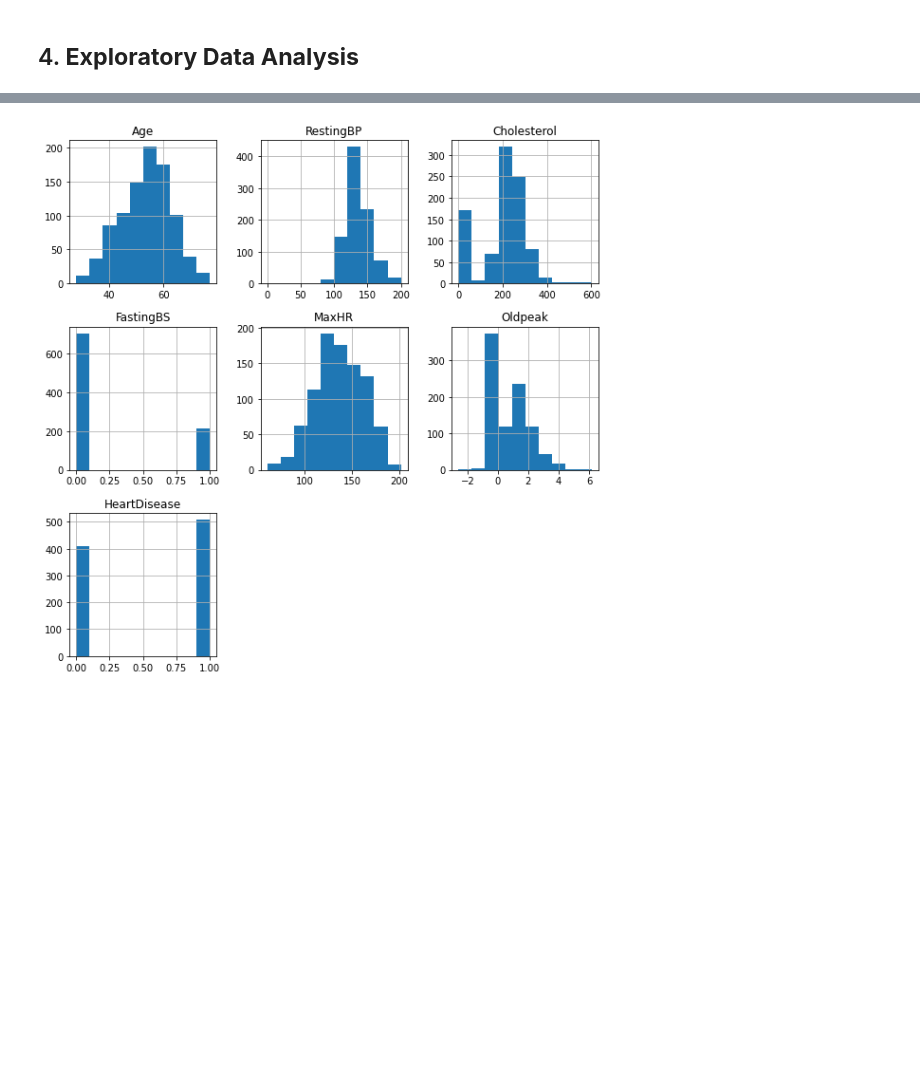
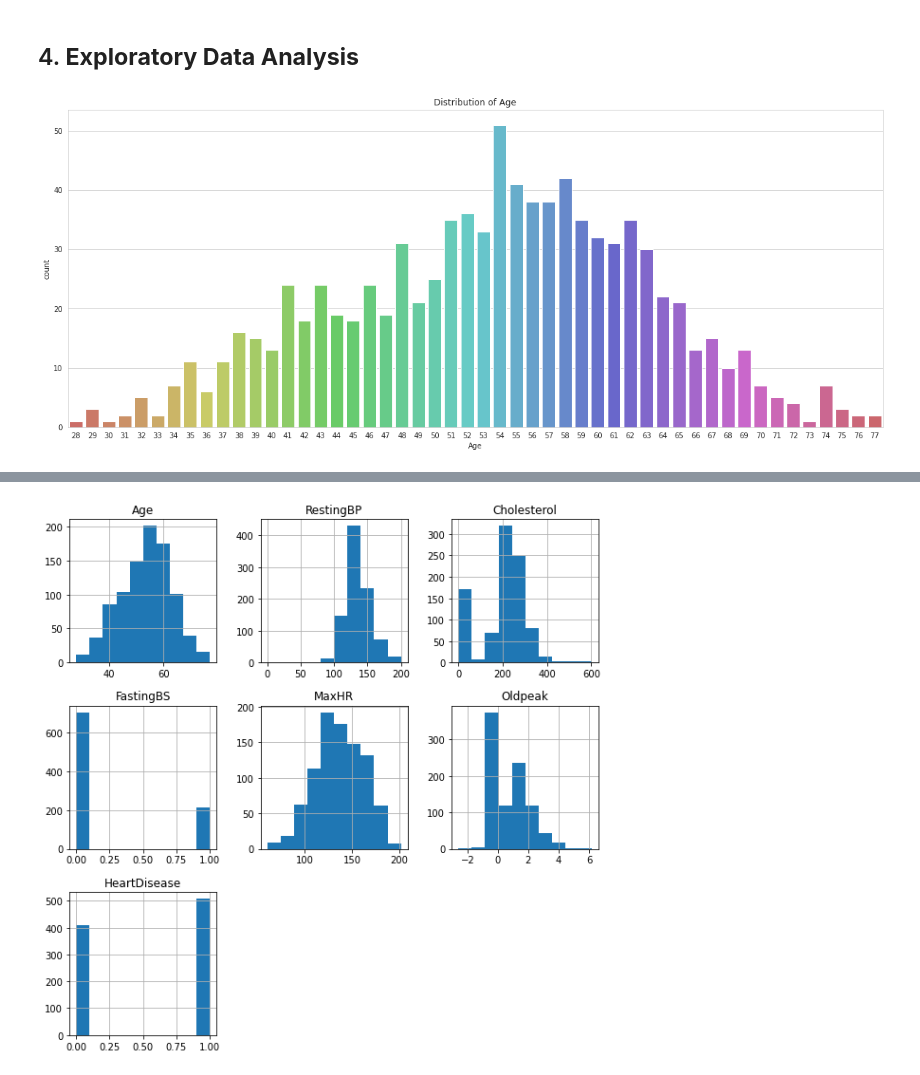
Before and after one commit to Nokulunga77/Heart-Failure-kaggle, a Jupyter notebook: Heart_Failure.ipynb, the cells around one changed output, grey strips where cells are left out. Drawn from its saved outputs; the diff is of its cells as text; code cells hidden in the pictures; blank space fills up the shorter version.

```diff
--- a/Heart_Failure.ipynb
+++ b/Heart_Failure.ipynb
@@ -113,3 +113,10 @@ Name: HeartDisease, dtype: int64
 # %% [markdown]
 <a id="EDA"></a>
 ## 4. **Exploratory Data Analysis**
+# %%
+from matplotlib import rcParams
+sns.countplot(x = 'Age', data = df, palette="hls")
+rcParams['figure.figsize'] = 25,10
+plt.title("Distribution of Age");
+# %% [output]
+[figure, added]
```
Also changed, not shown: parts of 4 cells of this notebook.
